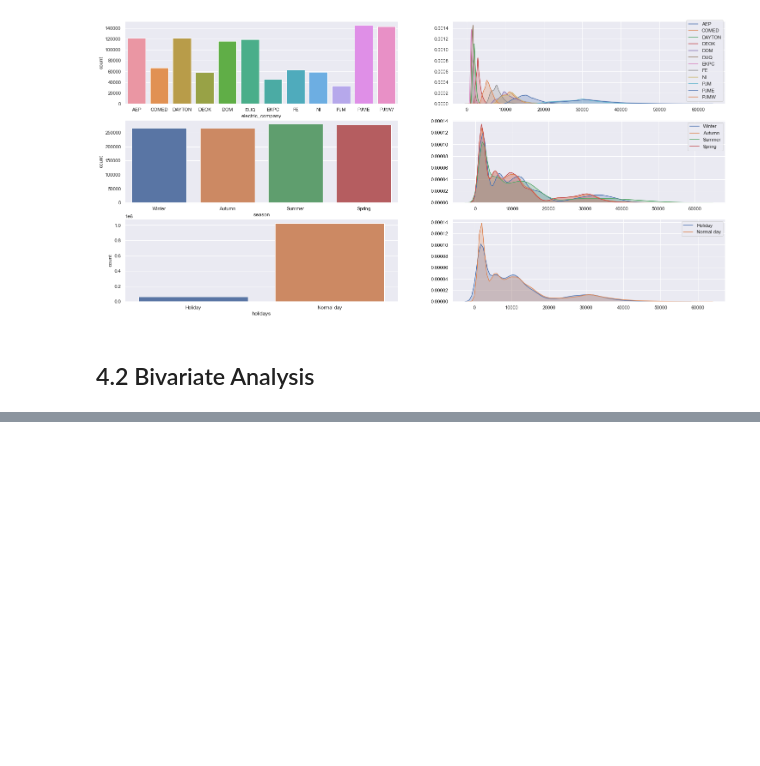
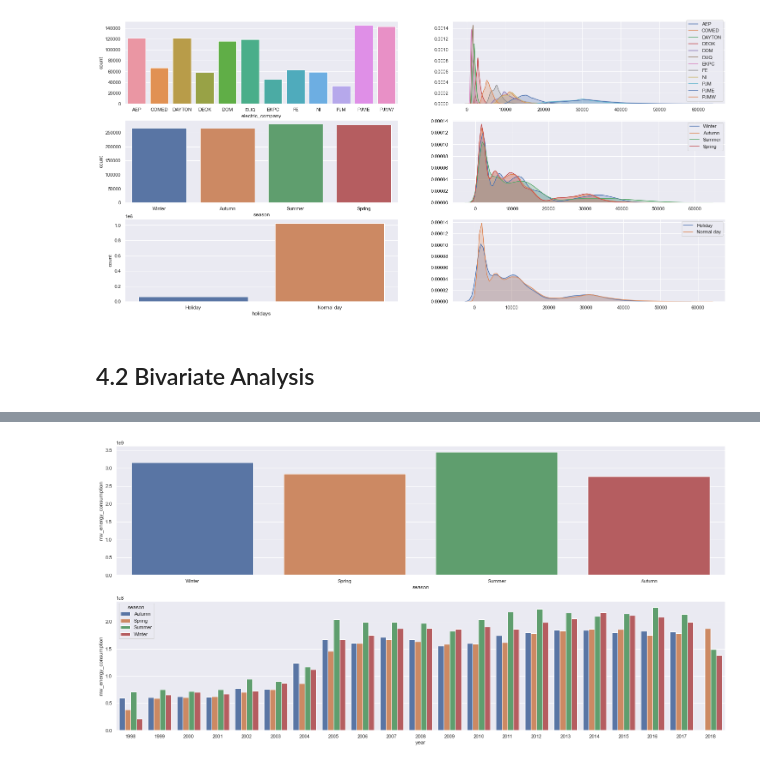
Before and after one commit to panambY/Hourly_Energy_Consumption, a Jupyter notebook: Hourly_Energy_Consumption.ipynb, the cells around one changed output, grey strips where cells are left out. Saved outputs shown, nothing was run; the diff lists cells and outputs as text; code cells hidden in the pictures; blank space fills up the shorter version.

```diff
--- a/Hourly_Energy_Consumption.ipynb
+++ b/Hourly_Energy_Consumption.ipynb
@@ -489,0 +541,10 @@ sns.kdeplot( df4[df4['holidays'] == 'Normal day']['mw_energy_consumption'], labe
+# %%
+aux1 = df4[['season', 'mw_energy_consumption']].groupby( 'season' ).sum().reset_index()
+plt.subplot( 2, 1, 1 )
+sns.barplot( x='season', y='mw_energy_consumption', data=aux1, order=['Winter', 'Spring', 'Summer', 'Autumn'] )
+
+aux2 = df4[['year', 'season', 'mw_energy_consumption']].groupby( ['year', 'season'] ).sum().reset_index()
+plt.subplot( 2, 1, 2 )
+sns.barplot( x='year', y='mw_energy_consumption', hue='season', data=aux2, orient=['Winter', 'Spring', 'Summer', 'Autumn'] );
+# %% [output]
+[figure, added]
```
Also changed, not shown: parts of 25 cells of this notebook.
